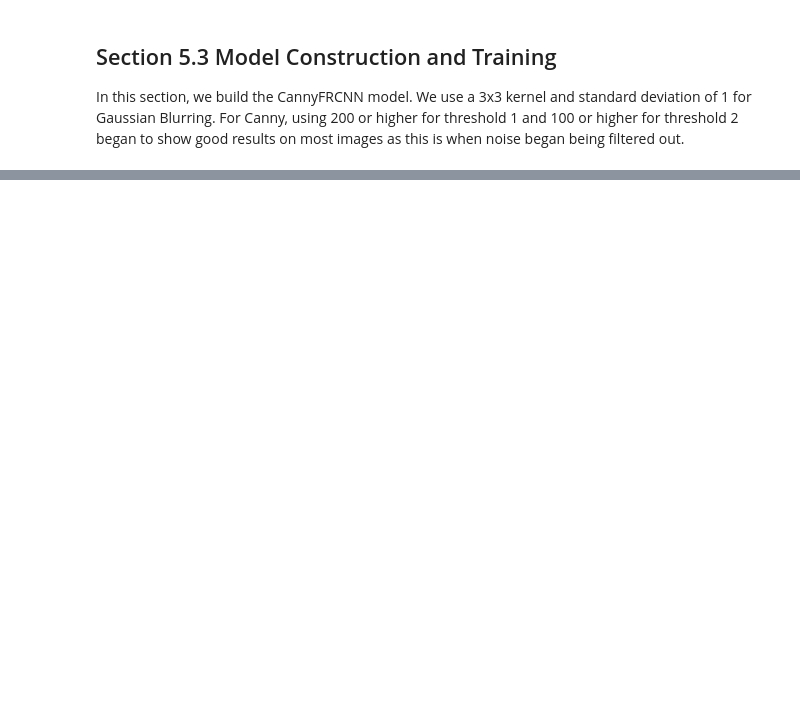
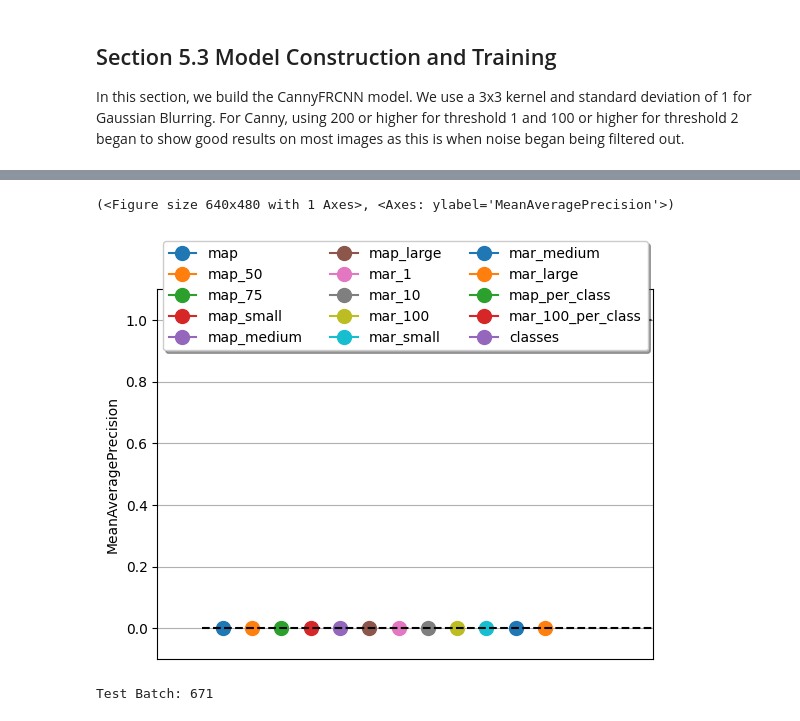
Before and after one commit to jag1799/SeaSARR, a Jupyter notebook: src/frcnn/CannyFrcnn.ipynb, the cells around one changed output, grey strips where cells are left out. Saved outputs shown, nothing was run; the diff lists cells and outputs as text; code cells hidden in the pictures; blank space fills up the shorter version.

```diff
--- a/src/frcnn/CannyFrcnn.ipynb
+++ b/src/frcnn/CannyFrcnn.ipynb
@@ -97,0 +257,13 @@ worker.train(train_dataloader, num_epochs=1, indices_to_skip=[3736])
+# %%
+# Plot Mean Average Precision
+maP.compute()
+maP.plot()
+# %% [output]
+(<Figure size 640x480 with 1 Axes>, <Axes: ylabel='MeanAveragePrecision'>)
+[figure, added]
+# %%
+# Compare with Stochastic Gradient Descent optimizer.
+threshold = 0.5
+performance, maP = sgdWorker.model_test(test_dataloader, threshold)
+# %% [output]
+Test Batch: 671
```
Also changed, not shown: parts of 23 cells of this notebook.
